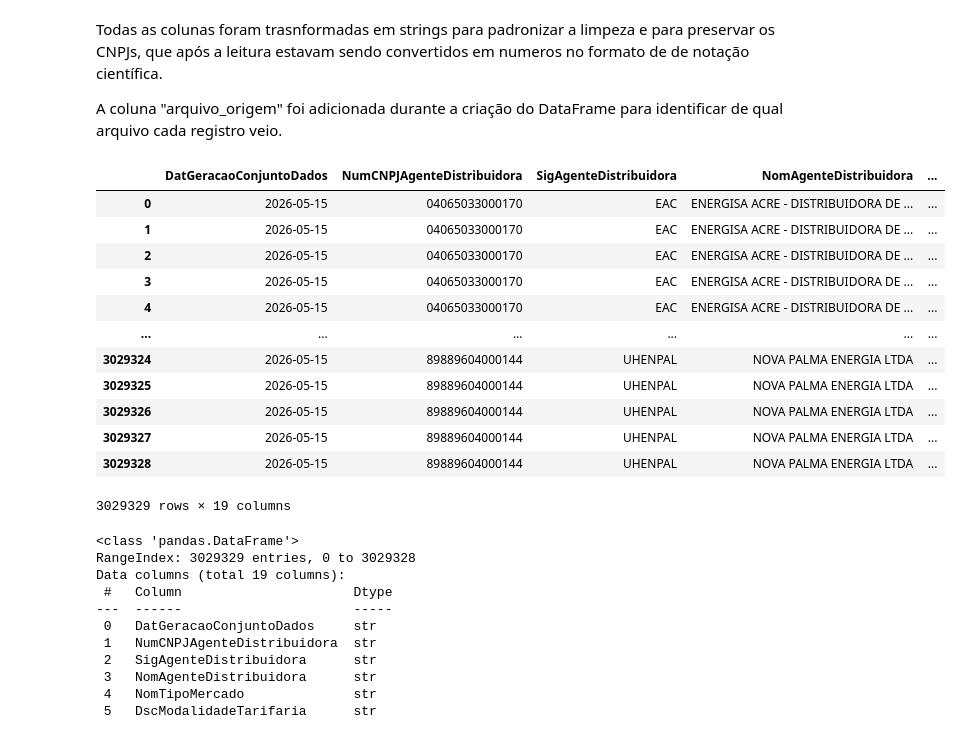
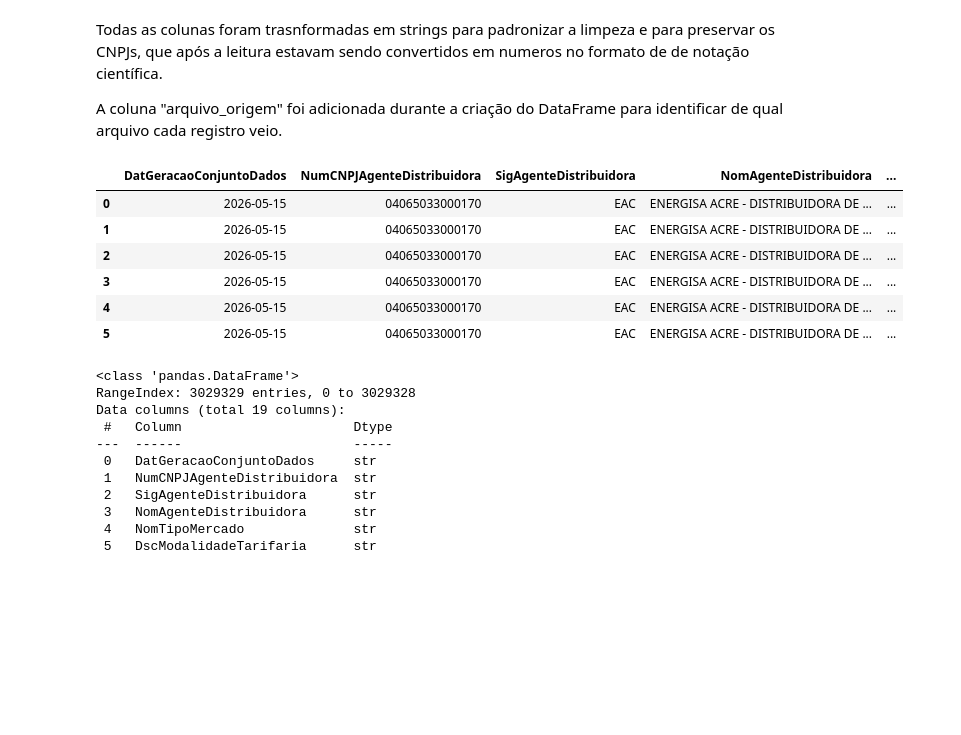
Before and after one commit to Cafeko/Projeto_integra-o-BD-2026.1, a Jupyter notebook: Notebooks/ETL.ipynb, the cells around one changed output. Saved outputs shown, nothing was run; the diff lists cells and outputs as text; code cells hidden in the pictures; blank space fills up the shorter version.

```diff
--- a/Notebooks/ETL.ipynb
+++ b/Notebooks/ETL.ipynb
@@ -75,21 +75,15 @@ Todas as colunas foram trasnformadas em strings para padronizar a limpeza e para
 
 A coluna "arquivo_origem" foi adicionada durante a criação do DataFrame para identificar de qual arquivo cada registro veio.
 # %%
-df
+df.head(6)
 # %% [output]
 |  | DatGeracaoConjuntoDados | NumCNPJAgenteDistribuidora | SigAgenteDistribuidora | NomAgenteDistribuidora | ... |
 | 0 | 2026-05-15 | 04065033000170 | EAC | ENERGISA ACRE - DISTRIBUIDORA DE ... | ... |
 | 1 | 2026-05-15 | 04065033000170 | EAC | ENERGISA ACRE - DISTRIBUIDORA DE ... | ... |
 | 2 | 2026-05-15 | 04065033000170 | EAC | ENERGISA ACRE - DISTRIBUIDORA DE ... | ... |
 | 3 | 2026-05-15 | 04065033000170 | EAC | ENERGISA ACRE - DISTRIBUIDORA DE ... | ... |
 | 4 | 2026-05-15 | 04065033000170 | EAC | ENERGISA ACRE - DISTRIBUIDORA DE ... | ... |
-| ... | ... | ... | ... | ... | ... |
-| 3029324 | 2026-05-15 | 89889604000144 | UHENPAL | NOVA PALMA ENERGIA LTDA | ... |
-| 3029325 | 2026-05-15 | 89889604000144 | UHENPAL | NOVA PALMA ENERGIA LTDA | ... |
-| 3029326 | 2026-05-15 | 89889604000144 | UHENPAL | NOVA PALMA ENERGIA LTDA | ... |
-| 3029327 | 2026-05-15 | 89889604000144 | UHENPAL | NOVA PALMA ENERGIA LTDA | ... |
-| 3029328 | 2026-05-15 | 89889604000144 | UHENPAL | NOVA PALMA ENERGIA LTDA | ... |
+| 5 | 2026-05-15 | 04065033000170 | EAC | ENERGISA ACRE - DISTRIBUIDORA DE ... | ... |
-3029329 rows × 19 columns
 # %%
 df.info()
 # %% [output]
```
Also changed, not shown: parts of 23 cells of this notebook.
